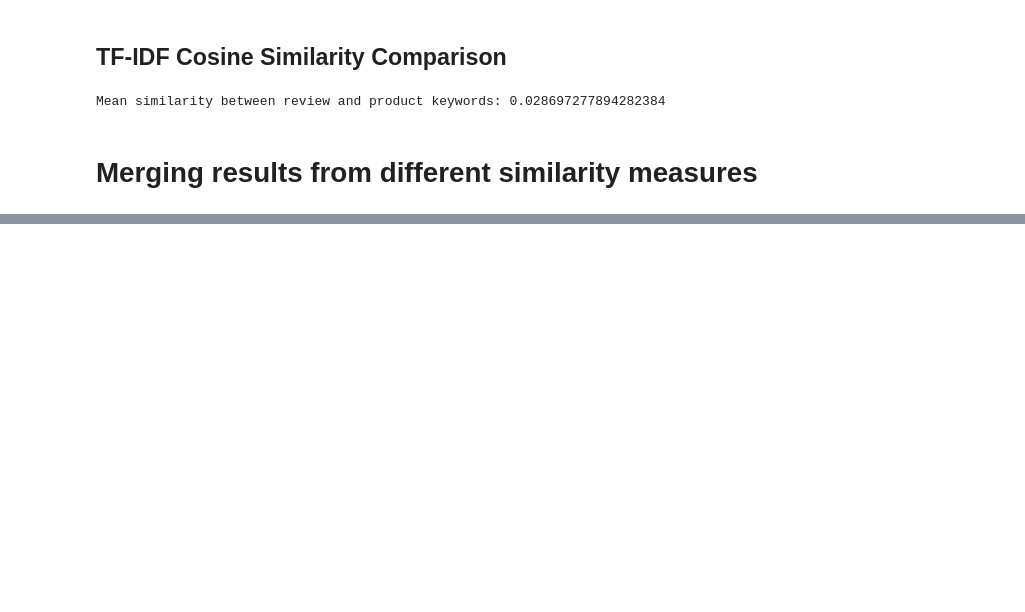
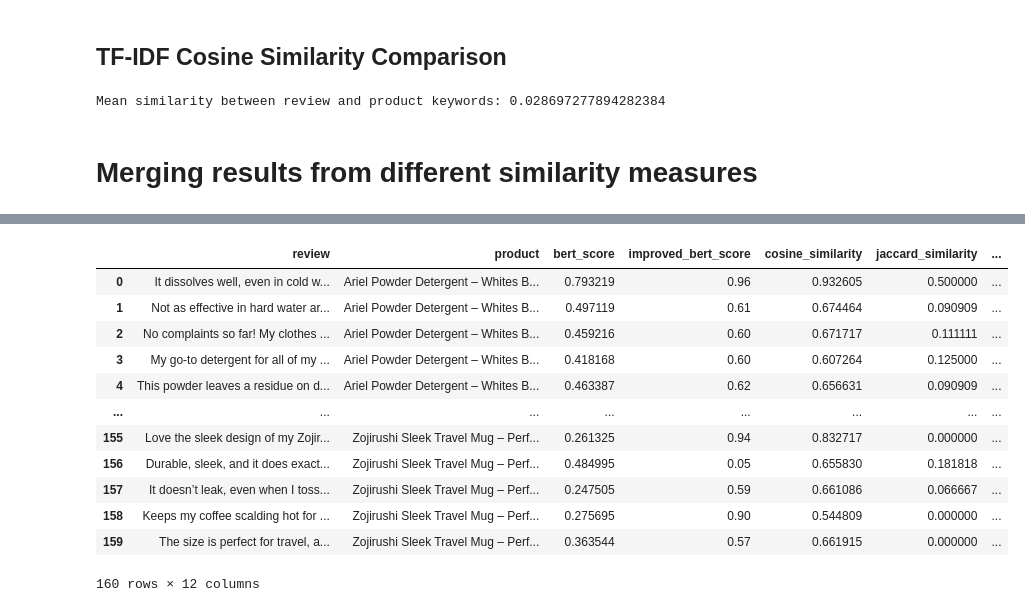
Before and after one commit to grant-TraDA/NLP-2024W, a Jupyter notebook: tutorial-excercises/tutorial 3 - llm/js_zl_nk_jz.ipynb, the cells around one changed output, grey strips where cells are left out. Drawn from its saved outputs; the diff is of its cells as text; code cells hidden in the pictures; blank space fills up the shorter version.

```diff
--- a/tutorial-excercises/tutorial 3 - llm/js_zl_nk_jz.ipynb
+++ b/tutorial-excercises/tutorial 3 - llm/js_zl_nk_jz.ipynb
@@ -1034,0 +1020,18 @@ product_review_similarity_df
+# %%
+# top 5 most similar reviews for each product
+top_5_reviews = product_review_similarity_df.groupby('product').apply(lambda x: x.nlargest(5, 'mean_similarity')).reset_index(drop=True)
+top_5_reviews
+# %% [output]
+|  | review | product | bert_score | improved_bert_score | cosine_similarity | jaccard_similarity | ... |
+| 0 | It dissolves well, even in cold w... | Ariel Powder Detergent – Whites B... | 0.793219 | 0.96 | 0.932605 | 0.500000 | ... |
+| 1 | Not as effective in hard water ar... | Ariel Powder Detergent – Whites B... | 0.497119 | 0.61 | 0.674464 | 0.090909 | ... |
+| 2 | No complaints so far! My clothes ... | Ariel Powder Detergent – Whites B... | 0.459216 | 0.60 | 0.671717 | 0.111111 | ... |
+| 3 | My go-to detergent for all of my ... | Ariel Powder Detergent – Whites B... | 0.418168 | 0.60 | 0.607264 | 0.125000 | ... |
+| 4 | This powder leaves a residue on d... | Ariel Powder Detergent – Whites B... | 0.463387 | 0.62 | 0.656631 | 0.090909 | ... |
+| ... | ... | ... | ... | ... | ... | ... | ... |
+| 155 | Love the sleek design of my Zojir... | Zojirushi Sleek Travel Mug – Perf... | 0.261325 | 0.94 | 0.832717 | 0.000000 | ... |
+| 156 | Durable, sleek, and it does exact... | Zojirushi Sleek Travel Mug – Perf... | 0.484995 | 0.05 | 0.655830 | 0.181818 | ... |
+| 157 | It doesn’t leak, even when I toss... | Zojirushi Sleek Travel Mug – Perf... | 0.247505 | 0.59 | 0.661086 | 0.066667 | ... |
+| 158 | Keeps my coffee scalding hot for ... | Zojirushi Sleek Travel Mug – Perf... | 0.275695 | 0.90 | 0.544809 | 0.000000 | ... |
+| 159 | The size is perfect for travel, a... | Zojirushi Sleek Travel Mug – Perf... | 0.363544 | 0.57 | 0.661915 | 0.000000 | ... |
+160 rows × 12 columns
```
Also changed, not shown: parts of 7 cells of this notebook, 1 other file.
